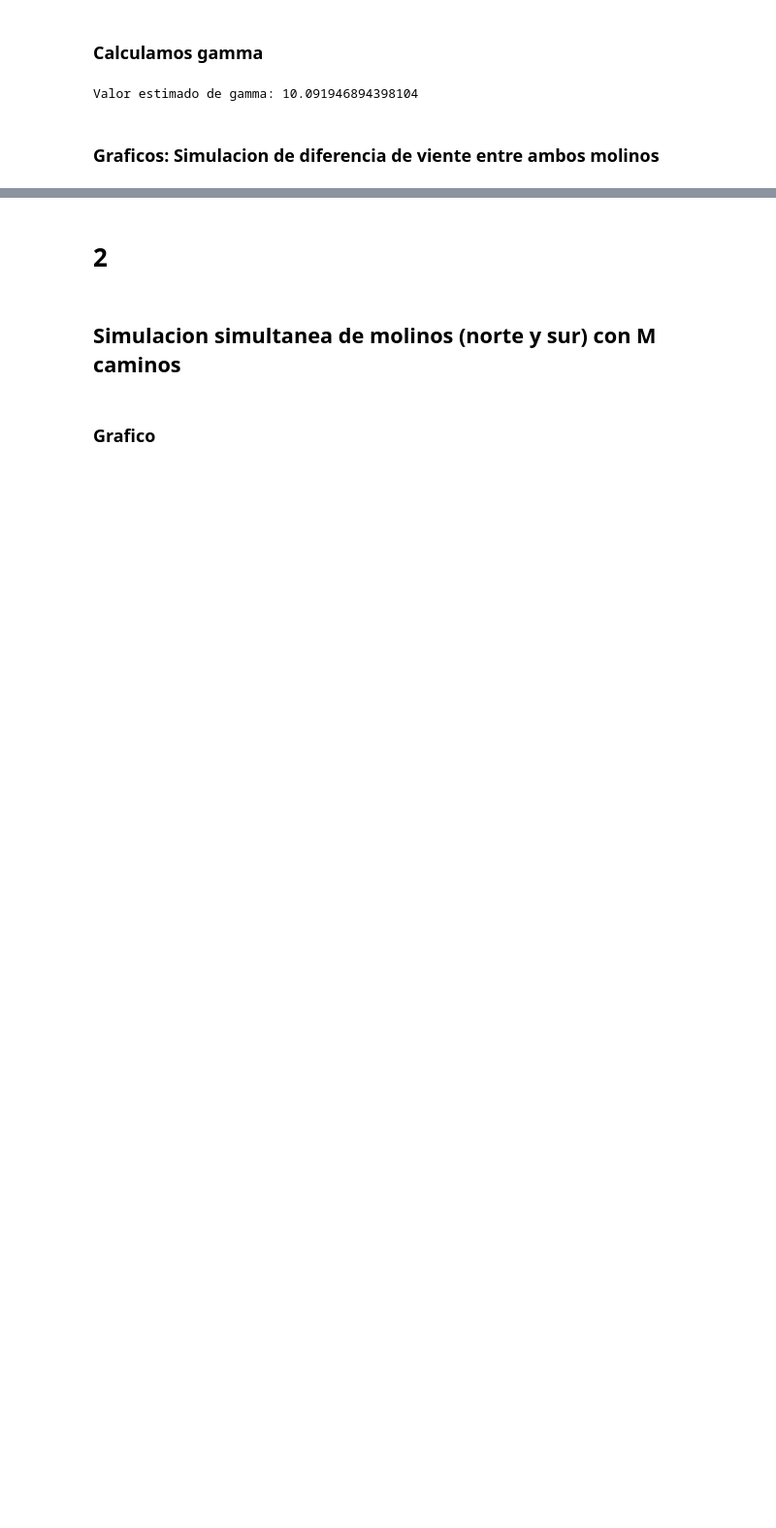
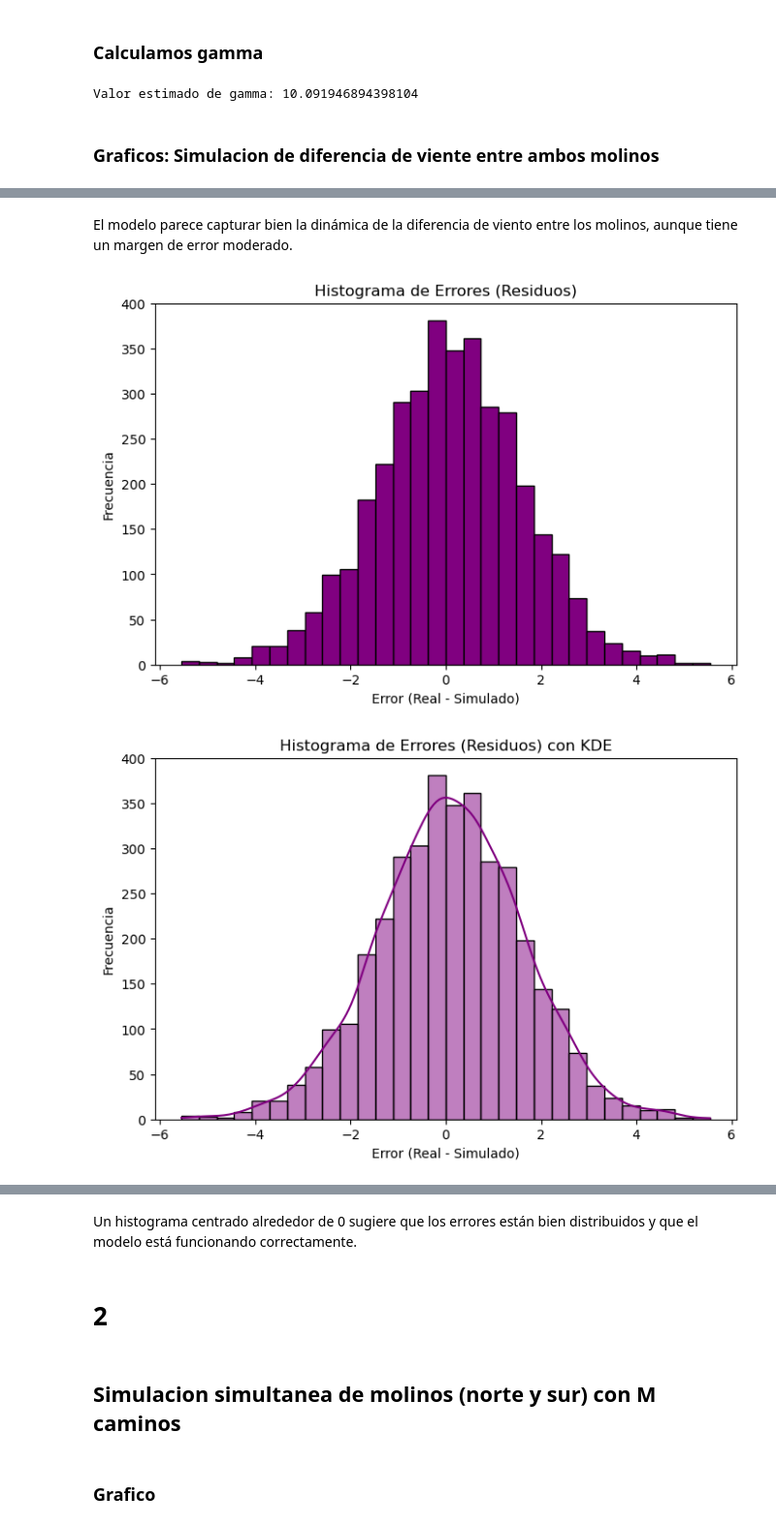
Before and after one commit to GuidoDSalem/TP---AplicacionesComputacionales, a Jupyter notebook: main limpio.ipynb, the cells around one changed output, grey strips where cells are left out. Shown at 97% size. Cells and saved outputs as stored; diff of their text form; code cells hidden in the pictures; blank space fills up the shorter version.

```diff
--- a/main limpio.ipynb
+++ b/main limpio.ipynb
@@ -265,0 +450,36 @@ plt.show()
+# %% [markdown]
+El modelo parece capturar bien la dinámica de la diferencia de viento entre los molinos, aunque tiene un margen de error moderado.
+# %%
+
+plt.figure(figsize=(8, 5))
+plt.hist(residuals_WG, bins=30, color='purple', edgecolor='black')
+plt.title('Histograma de Errores (Residuos)')
+plt.xlabel('Error (Real - Simulado)')
+plt.ylabel('Frecuencia')
+plt.show()
+
+# Graficar el histograma con Seaborn
+plt.figure(figsize=(8, 5))
+sns.histplot(residuals_WG, bins=30, kde=True, color='purple')
+plt.title('Histograma de Errores (Residuos) con KDE')
+plt.xlabel('Error (Real - Simulado)')
+plt.ylabel('Frecuencia')
+plt.show()
+
+sns.histplot(errores_WG, kde=True)
+plt.title('Distribución de los Errores del Modelo')
+plt.xlabel('Error')
+plt.ylabel('Frecuencia')
+plt.show()
+
+plt.plot(range(len(errores_WG)), errores_WG**2, label='RMSE', linestyle='--')
+plt.plot(range(len(errores_WG)), np.abs(errores_WG), label='MAE')
+
+plt.title('MAE y RMSE a lo Largo de las Observaciones')
+plt.xlabel('Observaciones')
+plt.ylabel('Error')
+plt.legend()
+plt.show()
+# %% [output]
+[figure, added]
+[figure, added]
@@ -266,3 +488,5 @@ plt.show()
+# %% [markdown]
+Un histograma centrado alrededor de 0 sugiere que los errores están bien distribuidos y que el modelo está funcionando correctamente.
 # %% [markdown]
 # 2
 # %% [markdown]
```
Also changed, not shown: parts of 16 cells of this notebook.
